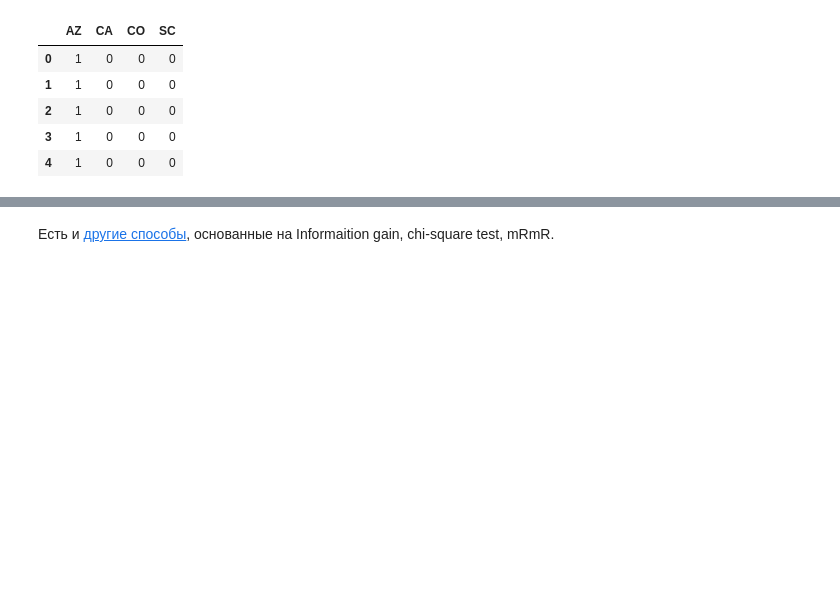
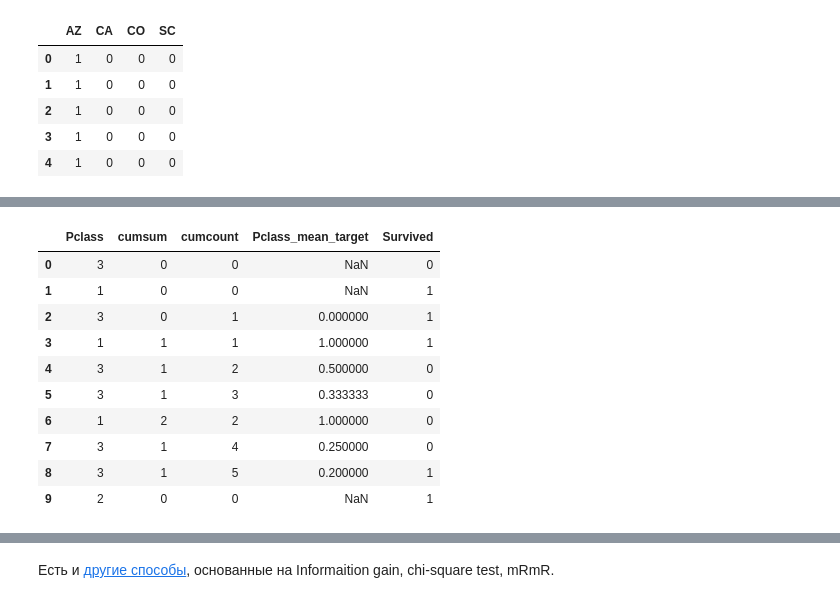
Before and after one commit to i-Hun/nuxt-pwp, a Jupyter notebook: static/notebooks/data-science/feature_engineering.ipynb, the cells around one changed output, grey strips where cells are left out. Drawn from its saved outputs; the diff is of its cells as text; code cells hidden in the pictures; blank space fills up the shorter version.

```diff
--- a/static/notebooks/data-science/feature_engineering.ipynb
+++ b/static/notebooks/data-science/feature_engineering.ipynb
@@ -499,0 +485,25 @@ pd.get_dummies(biz_df["state"]).head()
+# %%
+import pandas as pd
+
+df_tr = pd.read_csv("https://gist.github.com/michhar/2dfd2de0d4f8727f873422c5d959fff5/raw/ff414a1bcfcba32481e4d4e8db578e55872a2ca1/titanic.csv", sep='\t')
+
+col = "Pclass"
+cumsum = df_tr.groupby("Pclass")["Survived"].cumsum() - df_tr["Survived"]
+cumcount = df_tr.groupby("Pclass").cumcount()
+df_tr["cumsum"] = cumsum
+df_tr["cumcount"] = cumcount
+df_tr["Pclass_mean_target"] = cumsum/cumcount
+
+df_tr[["Pclass", "cumsum", "cumcount", "Pclass_mean_target", "Survived"]].head(10)
+# %% [output]
+|  | Pclass | cumsum | cumcount | Pclass_mean_target | Survived |
+| 0 | 3 | 0 | 0 | NaN | 0 |
+| 1 | 1 | 0 | 0 | NaN | 1 |
+| 2 | 3 | 0 | 1 | 0.000000 | 1 |
+| 3 | 1 | 1 | 1 | 1.000000 | 1 |
+| 4 | 3 | 1 | 2 | 0.500000 | 0 |
+| 5 | 3 | 1 | 3 | 0.333333 | 0 |
+| 6 | 1 | 2 | 2 | 1.000000 | 0 |
+| 7 | 3 | 1 | 4 | 0.250000 | 0 |
+| 8 | 3 | 1 | 5 | 0.200000 | 1 |
+| 9 | 2 | 0 | 0 | NaN | 1 |
```
Also changed, not shown: parts of 33 cells of this notebook, 8 other files.
